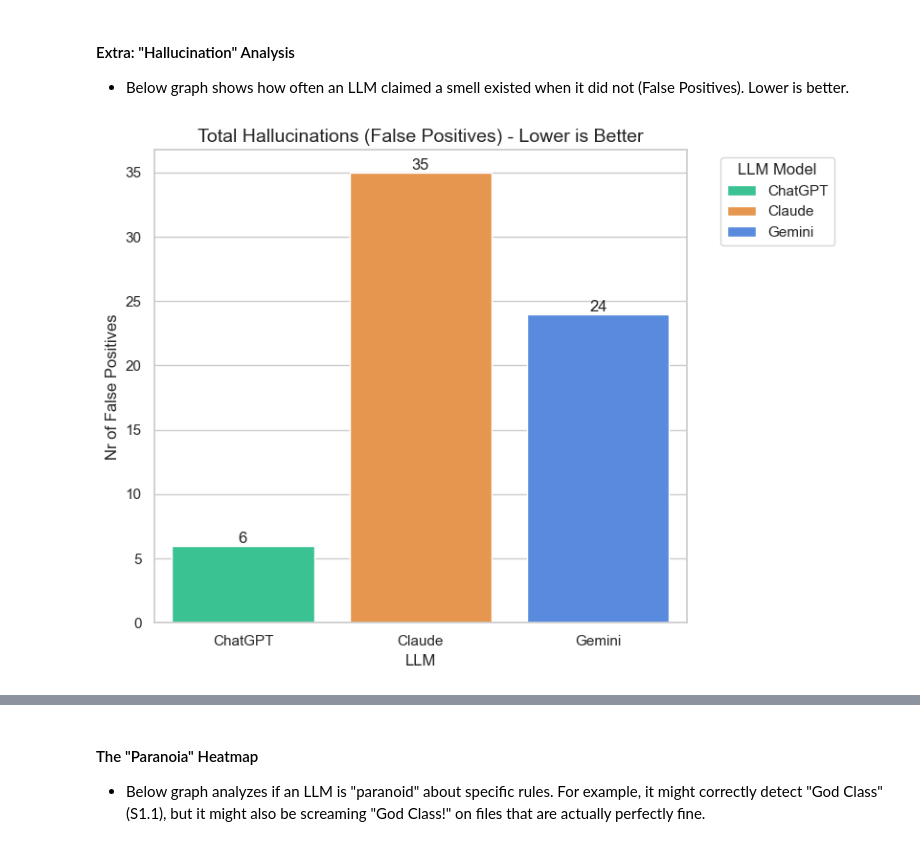
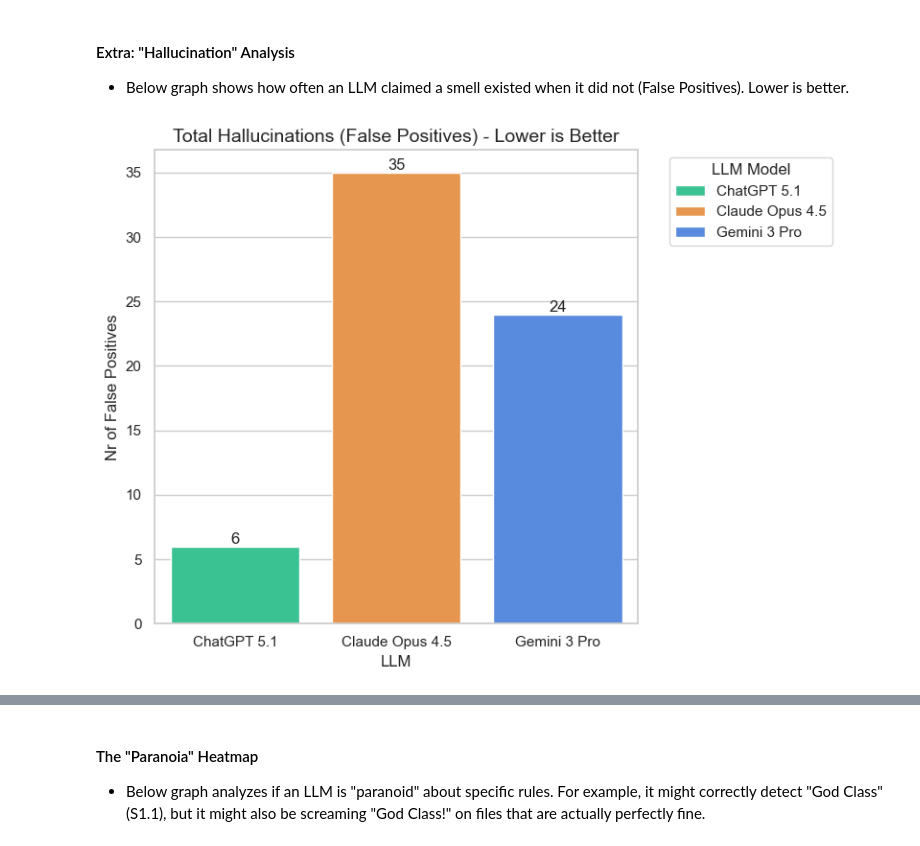
Before and after one commit to tarmoploom/detecting-uml-smells-using-llm, a Jupyter notebook: Results.ipynb, the cells around one changed output, grey strips where cells are left out. Drawn from its saved outputs; the diff is of its cells as text; code cells hidden in the pictures.

Commit message:
2 new graphs + better naming

```diff
--- a/Results.ipynb
+++ b/Results.ipynb
@@ -6,7 +6,7 @@ import Results as results
 %autoreload 2
 
 # Define LLM names from Results
-llm_models = ['ChatGPT', 'Claude', 'Gemini']
+llm_models = ['ChatGPT 5.1', 'Claude Opus 4.5', 'Gemini 3 Pro']
 # %%
 # Load data
 df = results.load_data(llm_models)
@@ -118,9 +118,9 @@ results.plot_hardest_smells(df)
 #### Extra: "Hallucination" Analysis
 * Below graph shows how often an LLM claimed a smell existed when it did not (False Positives). Lower is better.
 # %%
-results.plot_hallucinations(df, llm_models)
+results.plot_hallucinations(df)
 # %% [output]
-[figure, old version]
+[figure, new version]
 [interactive output not drawn]
 # %% [markdown]
 #### The "Paranoia" Heatmap
```
Also changed, not shown: parts of 9 cells of this notebook, 2 other files.
